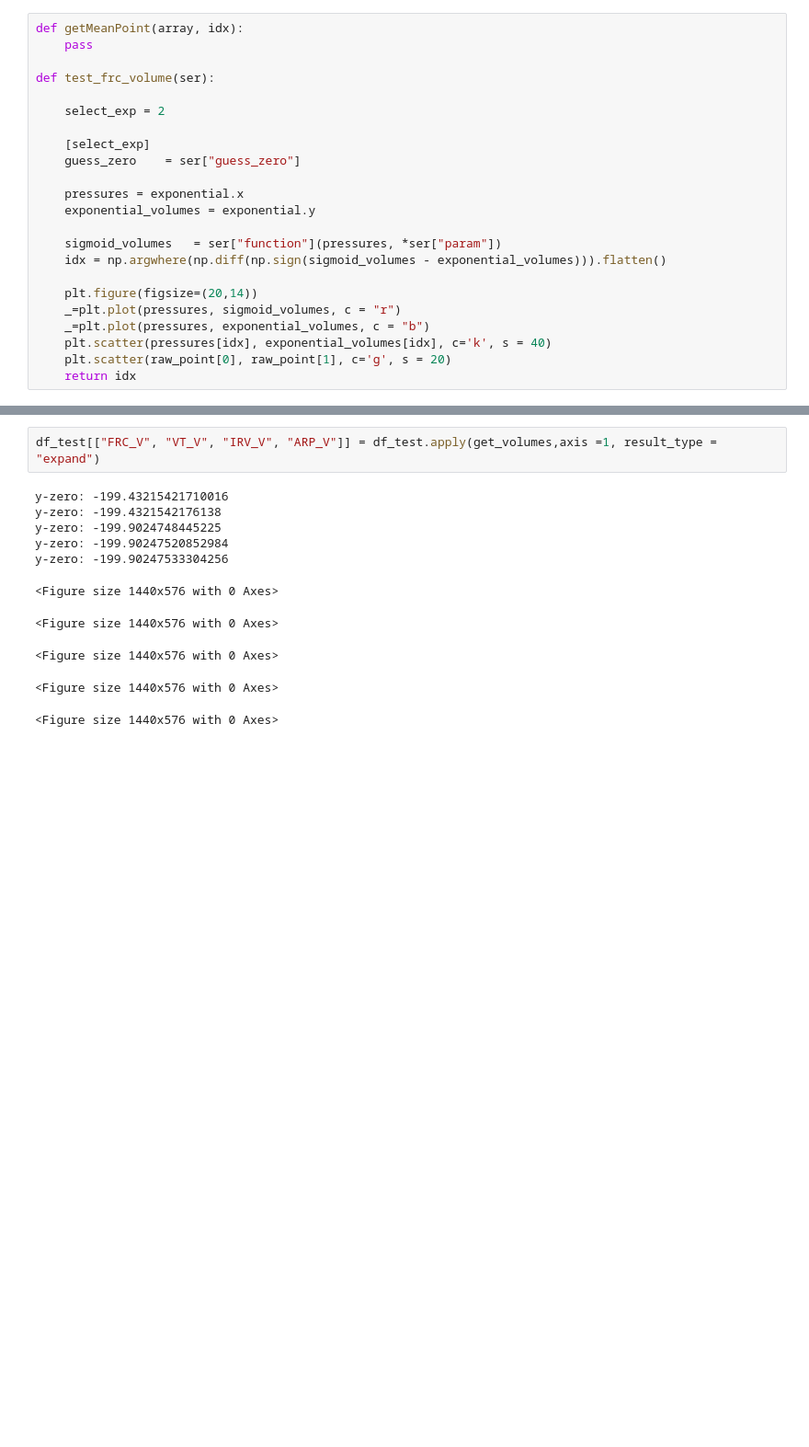
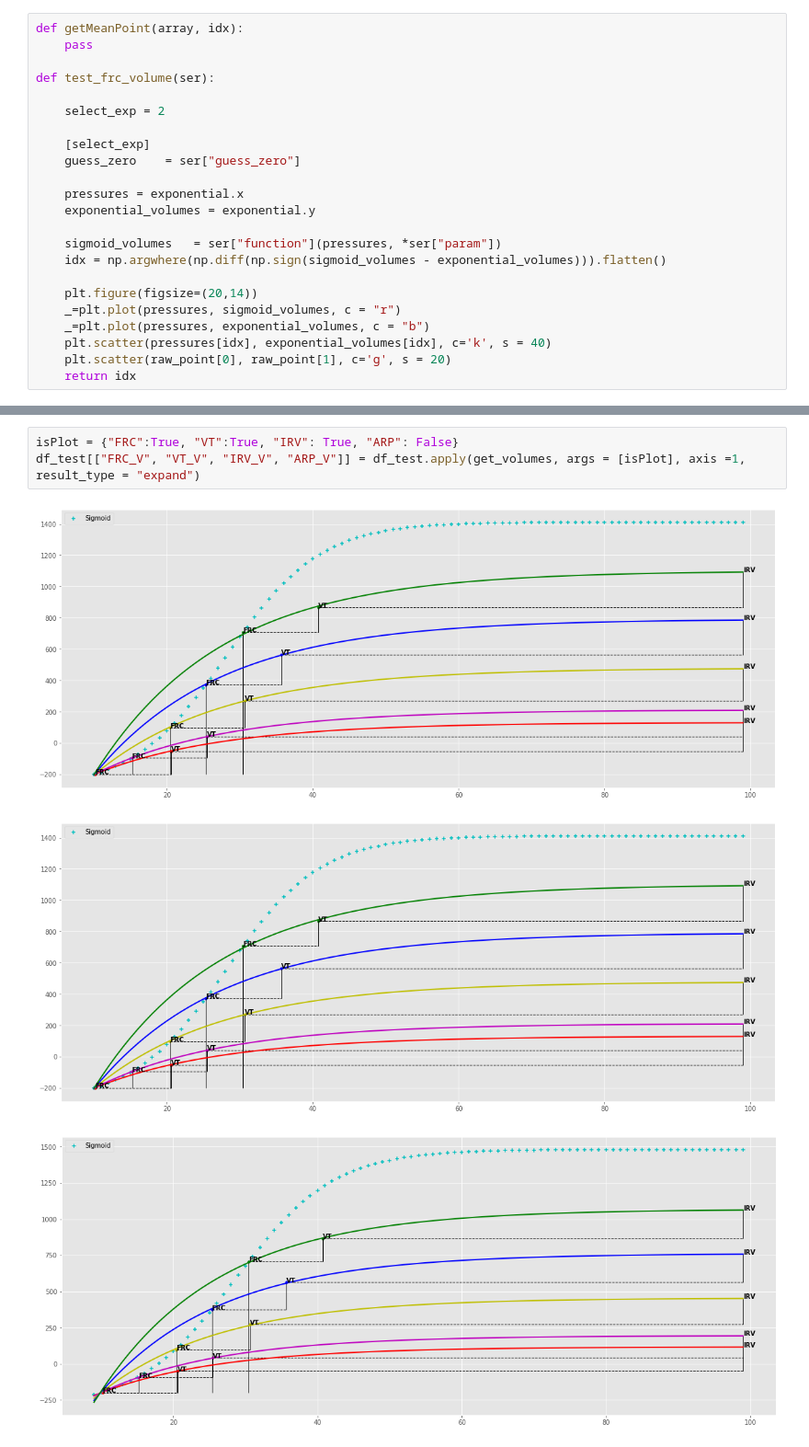
Before and after one commit to edlbcamargo/recrutabilidade, a Jupyter notebook: porquinhos_analysis.ipynb, the cells around one changed output, grey strips where cells are left out. Shown at 92% size. Cells and saved outputs as stored; diff of their text form; blank space fills up the shorter version.

Commit message:
volumes with figures

```diff
--- a/porquinhos_analysis.ipynb
+++ b/porquinhos_analysis.ipynb
@@ -243,13 +248,7 @@ def get_volumes(ser):
 # %%
-df_test[["FRC_V", "VT_V", "IRV_V", "ARP_V"]] = df_test.apply(get_volumes,axis =1, result_type = "expand")
+isPlot = {"FRC":True, "VT":True, "IRV": True, "ARP": False}
+df_test[["FRC_V", "VT_V", "IRV_V", "ARP_V"]] = df_test.apply(get_volumes, args = [isPlot], axis =1, result_type = "expand")
 # %% [output]
-y-zero: -199.43215421710016
-y-zero: -199.4321542176138
-y-zero: -199.9024748445225
-y-zero: -199.90247520852984
-y-zero: -199.90247533304256
-<Figure size 1440x576 with 0 Axes>
-<Figure size 1440x576 with 0 Axes>
-<Figure size 1440x576 with 0 Axes>
-<Figure size 1440x576 with 0 Axes>
-<Figure size 1440x576 with 0 Axes>
+[figure, added]
+[figure, added]
+[figure, added]
```
Also changed, not shown: parts of 4 cells of this notebook.
